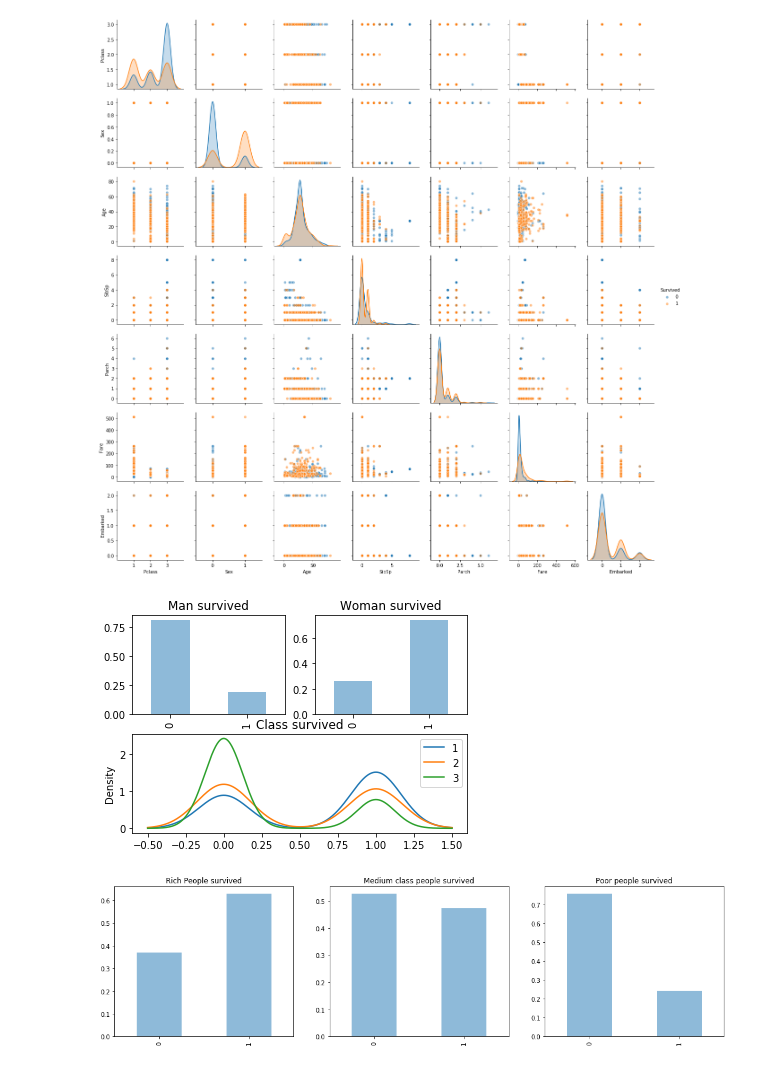
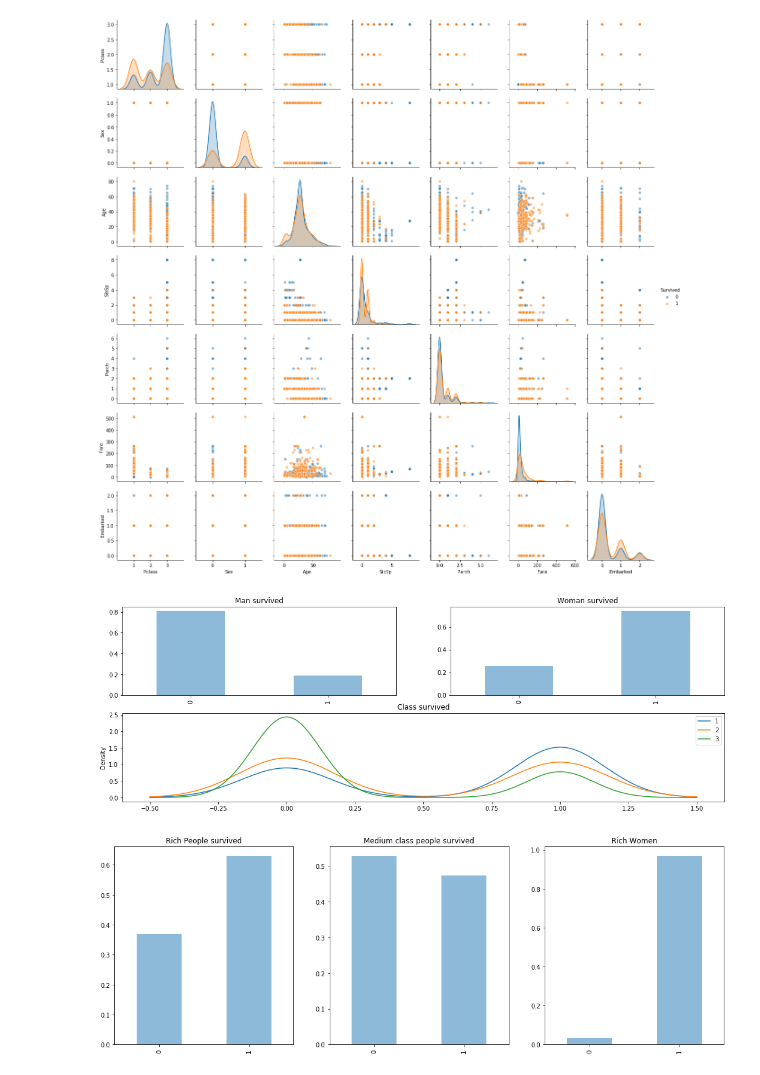
Before and after one commit to MarcoAntonioMontez/Kaggle-Titanic, a Jupyter notebook: Main.ipynb, the cells around one changed output. Drawn from its saved outputs; the diff is of its cells as text; code cells hidden in the pictures.

Commit message:
Data wrangling

```diff
--- a/Main.ipynb
+++ b/Main.ipynb
@@ -1,5 +1,6 @@
 # %%
 import pandas as pd
+import numpy as np
 import matplotlib.pyplot as plt
 import seaborn as sns
 import plotly
@@ -7,7 +8,14 @@ from plotly.offline import iplot
 import plotly.graph_objs as go
 plotly.offline.init_notebook_mode()
 
-train = pd.read_csv("Data/train.csv").set_index("PassengerId")
-# display(train.head())
+from sklearn.preprocessing import OneHotEncoder
+from sklearn.preprocessing import LabelEncoder
+
+###Define the problem
+#Predict which people survived the titanic voyage
+
+###Gather the data
+train_raw = pd.read_csv("Data/train.csv").set_index("PassengerId")
+# display(train_raw.head())
 # %% [output]
 [interactive output not drawn]
@@ -31,6 +106,6 @@ dtype: int64
 # %%
 #Pre-processing
-train.drop(columns=['Cabin','Ticket','Name'],inplace=True)
+train = train_raw.copy()
 train['Age'] = train['Age'].fillna(train['Age'].median())
 train['Embarked'] = train['Embarked'].fillna(train['Embarked'].value_counts().idxmax())
 train['Sex'] = train['Sex'].map({'male': 0, 'female': 1})
@@ -44,53 +120,47 @@ sns.pairplot(train,hue='Survived',vars=cols,plot_kws={'alpha':0.5})
 <seaborn.axisgrid.PairGrid at 0x...>
 [figure]
 # %%
-# fig = plt.figure(figsize = (18,6))
-# plt.scatter(train.Survived,train.Age,alpha=0.1)
-# plt.show()
-
-# train.Pclass.value_counts(normalize=True).plot(kind='bar',alpha=0.5)
-# plt.show()
+fig = plt.figure(figsize = (18,6))
 
 plt.subplot2grid((2,2),(0,0))
 train['Survived'][train['Sex']==0].value_counts(normalize=True).sort_index().plot(kind='bar',alpha=0.5)
 plt.title("Man survived")
 # plt.show()
 
 plt.subplot2grid((2,2),(0,1))
 train['Survived'][train['Sex']==1].value_counts(normalize=True).sort_index().plot(kind='bar',alpha=0.5)
 plt.title("Woman survived")
 # plt.show()
 
 plt.subplot2grid((2,2),(1,0),colspan=2)
 for x in [1,2,3]:
     train['Survived'][train['Pclass']==x].plot(kind='kde',alpha=1)
     plt.title("Class survived")
 plt.legend(('1','2','3'))
 plt.show()
 
-
-plt.figure(figsize = (18,10))
-plt.subplot2grid((2,3),(0,0))
+fig = plt.figure(figsize = (18,6))
+plt.subplot2grid((1,3),(0,0))
 train['Survived'][train['Pclass']==1].value_counts(normalize=True).sort_index().plot(kind='bar',alpha=0.5)
 plt.title("Rich People survived")
 # plt.show()
 
-plt.subplot2grid((2,3),(0,1))
+plt.subplot2grid((1,3),(0,1))
 train['Survived'][train['Pclass']==2].value_counts(normalize=True).sort_index().plot(kind='bar',alpha=0.5)
 plt.title("Medium class people survived")
 # plt.show()
 
-plt.subplot2grid((2,3),(0,2))
-train['Survived'][train['Pclass']==3].value_counts(normalize=True).sort_index().plot(kind='bar',alpha=0.5)
-plt.title("Poor people survived")
+plt.subplot2grid((1,3),(0,2))
+train['Survived'][(train['Pclass']==1)&(train['Sex']==1)].value_counts(normalize=True).sort_index().plot(kind='bar',alpha=0.5)
+plt.title("Rich Women")
 # plt.show()
 
 plt.show()
 
 # sns.violinplot(x="Survived", y="Pclass", data=train)
 # %% [output]
-[figure, old version]
+[figure, new version]
-[figure, old version]
+[figure, new version]
 # %%
 # dataPanda = []
 # trace = go.Heatmap(z=train.corr(),x=train.columns,y=train.columns,colorscale = 'Viridis')
```
Also changed, not shown: parts of 4 cells of this notebook.
